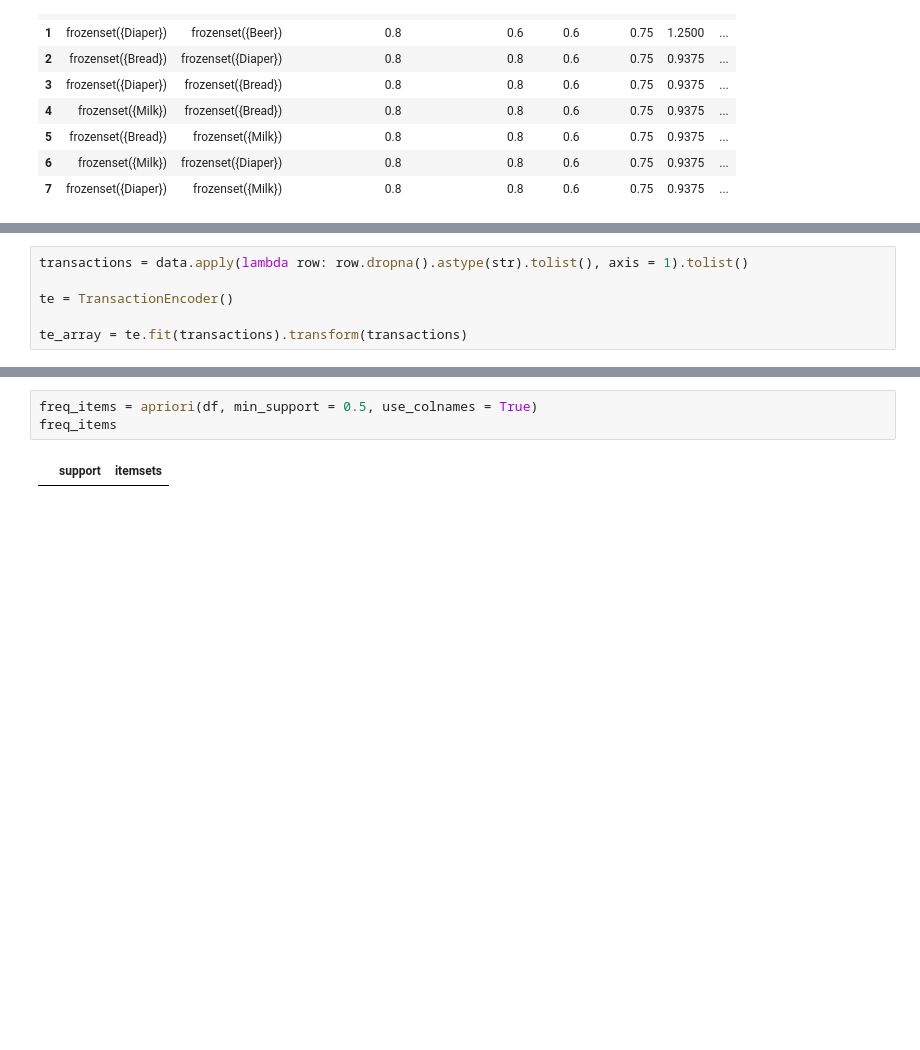
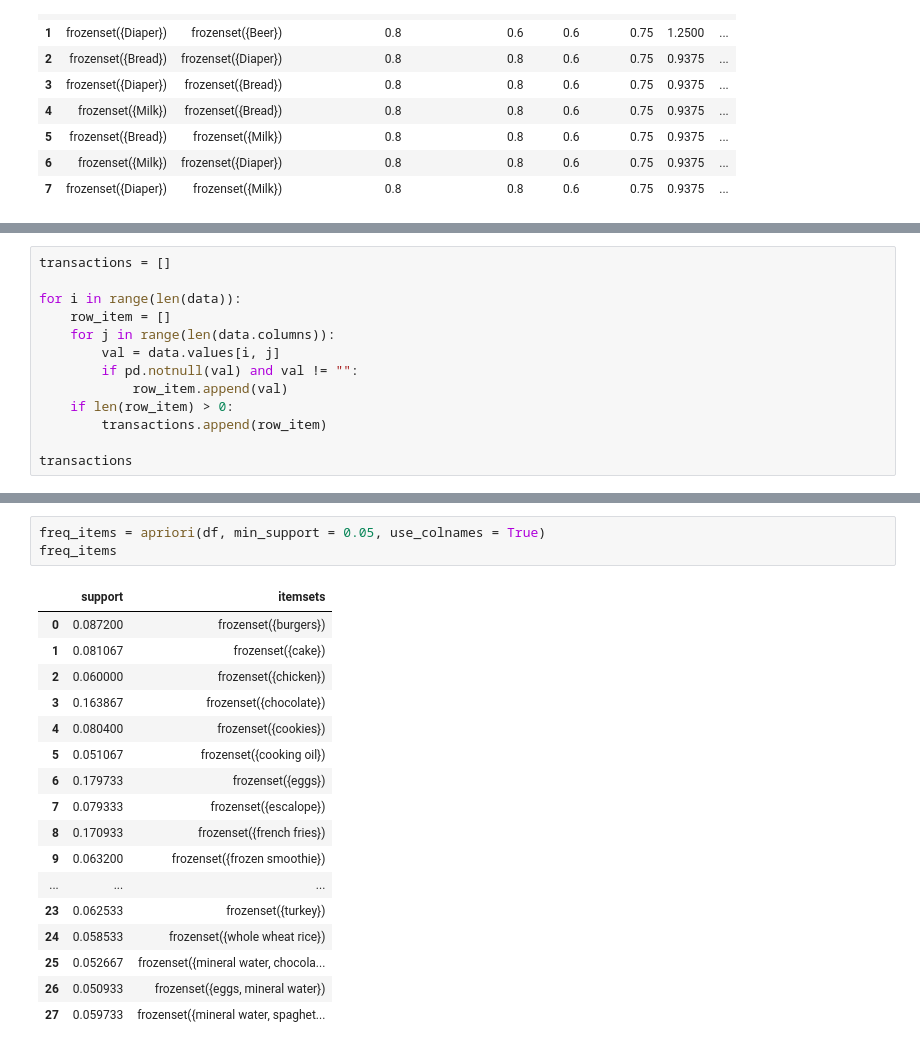
Before and after one commit to VedantMS/TY_BSc_CS, a Jupyter notebook: DA/apriori.ipynb, the cells around one changed output, grey strips where cells are left out. Cells and saved outputs as stored; diff of their text form; blank space fills up the shorter version.

Commit message:
Apriori & Text Preprocessing

```diff
--- a/DA/apriori.ipynb
+++ b/DA/apriori.ipynb
@@ -86,8 +88,15 @@ Data columns (total 20 columns):
 dtypes: float64(1), str(19)
 memory usage: 1.1 MB
 # %%
-transactions = data.apply(lambda row: row.dropna().astype(str).tolist(), axis = 1).tolist()
+transactions = []
 
-te = TransactionEncoder()
+for i in range(len(data)):
+    row_item = []
+    for j in range(len(data.columns)):
+        val = data.values[i, j]
+        if pd.notnull(val) and val != "":
+            row_item.append(val)
+    if len(row_item) > 0:
+        transactions.append(row_item)
 
-te_array = te.fit(transactions).transform(transactions)
+transactions
@@ -109,7 +140,23 @@ df
 | 7499 | False | False | False | False | False | False | False | False | ... |
 7500 rows × 120 columns
 # %%
-freq_items = apriori(df, min_support = 0.5, use_colnames = True)
+freq_items = apriori(df, min_support = 0.05, use_colnames = True)
 freq_items
 # %% [output]
 |  | support | itemsets |
+| 0 | 0.087200 | frozenset({burgers}) |
+| 1 | 0.081067 | frozenset({cake}) |
+| 2 | 0.060000 | frozenset({chicken}) |
+| 3 | 0.163867 | frozenset({chocolate}) |
+| 4 | 0.080400 | frozenset({cookies}) |
+| 5 | 0.051067 | frozenset({cooking oil}) |
+| 6 | 0.179733 | frozenset({eggs}) |
+| 7 | 0.079333 | frozenset({escalope}) |
+| 8 | 0.170933 | frozenset({french fries}) |
+| 9 | 0.063200 | frozenset({frozen smoothie}) |
+| ... | ... | ... |
+| 23 | 0.062533 | frozenset({turkey}) |
+| 24 | 0.058533 | frozenset({whole wheat rice}) |
+| 25 | 0.052667 | frozenset({mineral water, chocola... |
+| 26 | 0.050933 | frozenset({eggs, mineral water}) |
+| 27 | 0.059733 | frozenset({mineral water, spaghet... |
```
Also changed, not shown: parts of 13 cells of this notebook, 2 other files.
